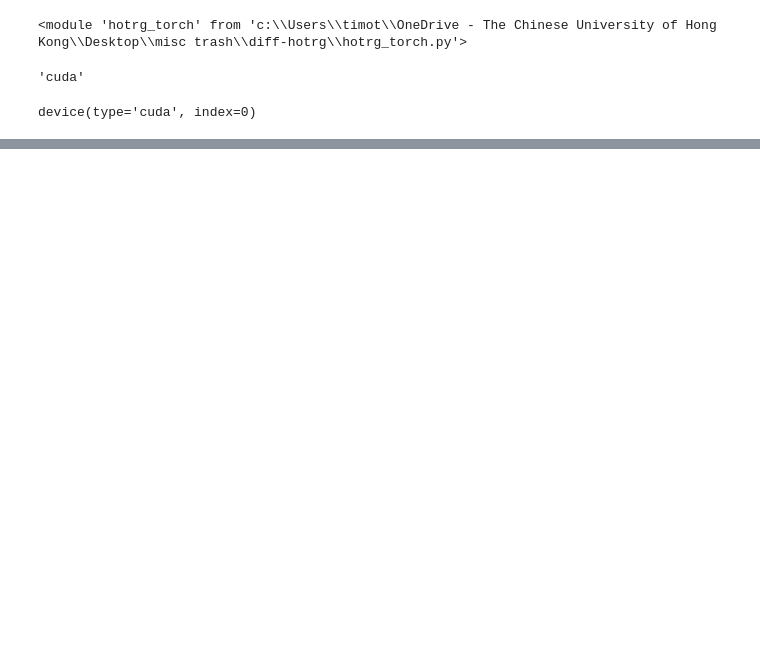
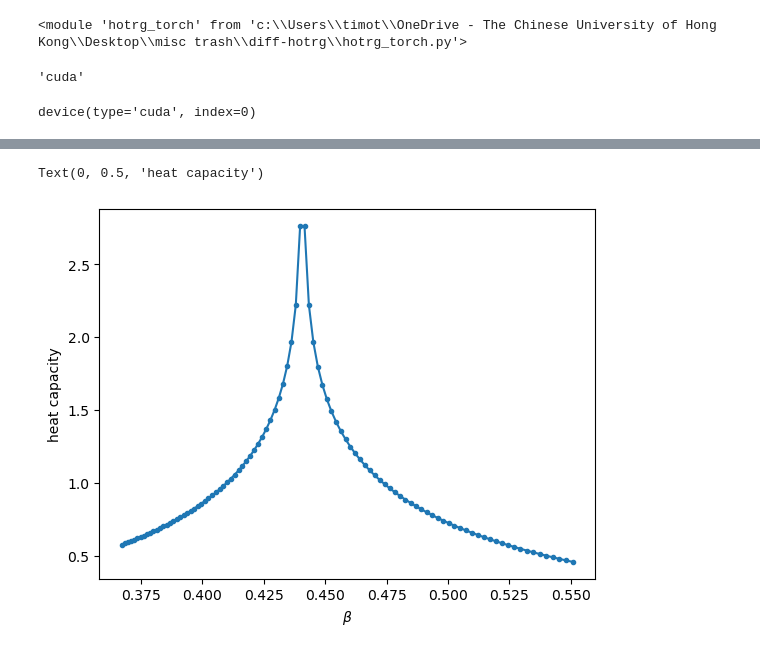
Before and after one commit to timothy-ymchan/diff-hotrg, a Jupyter notebook: hotrg_runs.ipynb, the cells around one changed output, grey strips where cells are left out. Cells and saved outputs as stored; diff of their text form; code cells hidden in the pictures; blank space fills up the shorter version.

```diff
--- a/hotrg_runs.ipynb
+++ b/hotrg_runs.ipynb
@@ -22,3 +51,10 @@ device(type='cuda', index=0)
+# %%
+plt.plot(1/Ts,2*Ts*dlnZdT_th+Ts*Ts*d2lnZdT2_th,marker='.')
+plt.xlabel(r'$\beta$')
+plt.ylabel(r'heat capacity')
+# %% [output]
+Text(0, 0.5, 'heat capacity')
+[figure, added]
 # %%
 import numpy as np
 Tc = models.Ising2D.Tc
```
Also changed, not shown: parts of 14 cells of this notebook, 6 other files.
